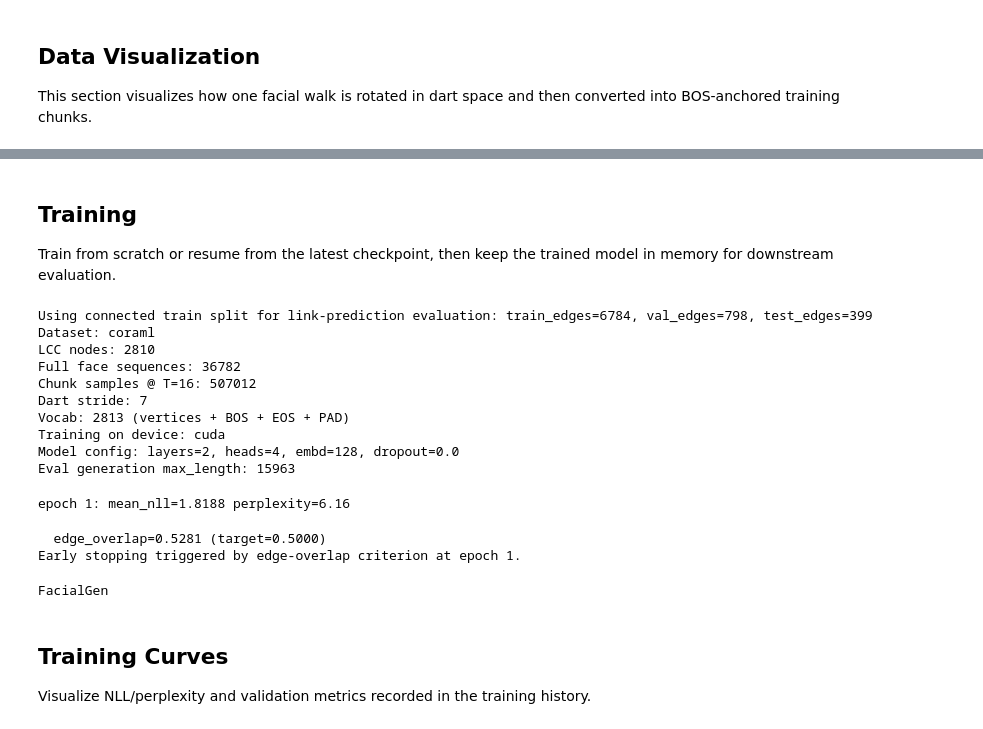
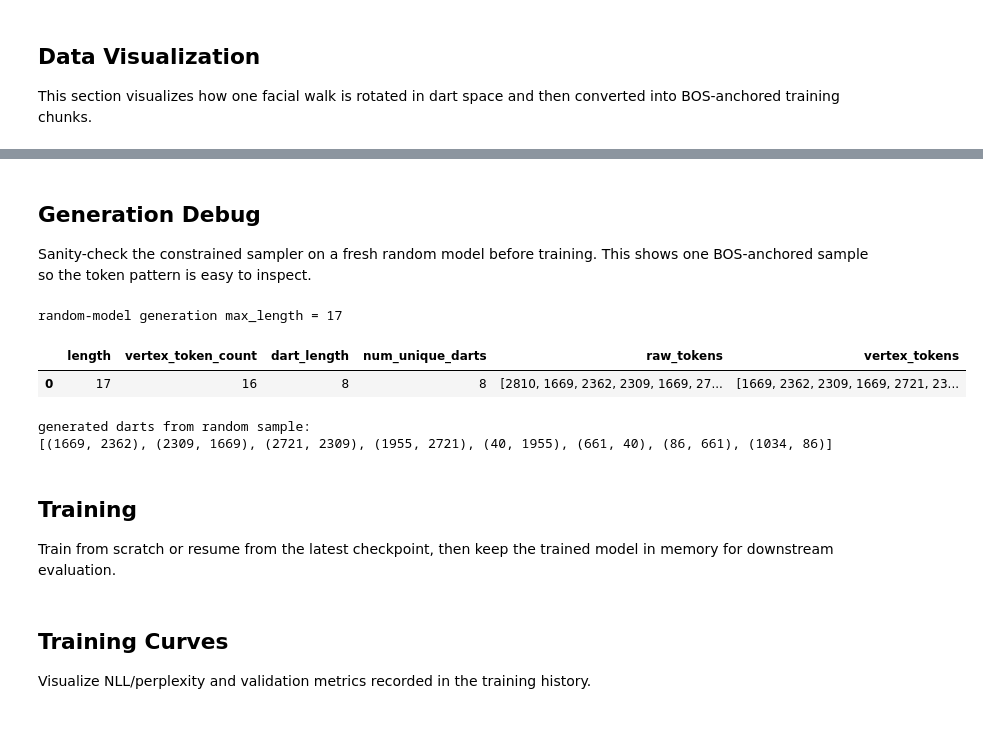
Before and after one commit to rbmuk/facialgen, a Jupyter notebook: coraml_experiment.ipynb, the cells around one changed output, grey strips where cells are left out. Cells and saved outputs as stored; diff of their text form; code cells hidden in the pictures.

```diff
--- a/coraml_experiment.ipynb
+++ b/coraml_experiment.ipynb
@@ -367,33 +378,51 @@ Skipping full-epoch dart-length histogram because the dataset has 36,782 faces (
 # %% [markdown]
-## Training
+## Generation Debug
 
-Train from scratch or resume from the latest checkpoint, then keep the trained model in memory for downstream evaluation.
+Sanity-check the constrained sampler on a fresh random model before training. This shows one BOS-anchored sample so the token pattern is easy to inspect.
 # %%
-if checkpoint_dir is None:
-    model, eval_info, history = train_model(args)
-else:
-    _, _, _, eval_info = build_training_objects(args)
-    model = FacialGen.from_pretrained(checkpoint_dir)
-    history = []
+random_model = model_preview
+random_model.to(device)
+random_model.eval()
 
-model.to(device)
-print(type(model).__name__)
+random_debug_num_samples = 1
+random_debug_max_length = default_face_generation_max_length(args.vertex_context_size)
+print(f'random-model generation max_length = {random_debug_max_length}')
+
+random_debug_walks = sample_model_walks(
+    random_model,
+    num_samples=random_debug_num_samples,
+    max_length=random_debug_max_length,
+    bos_token_id=int(eval_info_preview['bos_token_id']),
+    device=device,
+    batch_size=1,
+    show_progress=True,
+    progress_desc='random-model debug sampling',
+)
+
+seq = random_debug_walks[0]
+num_nodes = int(eval_info_preview['num_nodes'])
+vertex_tokens = [int(tok) for tok in seq if 0 <= int(tok) < num_nodes]
+darts = [(int(vertex_tokens[i]), int(vertex_tokens[i + 1])) for i in range(0, len(vertex_tokens) - (len(vertex_tokens) % 2), 2)]
+
+summary = pd.DataFrame([{
+    'length': int(len(seq)),
+    'vertex_token_count': int(len(vertex_tokens)),
+    'dart_length': int(len(darts)),
+    'num_unique_darts': int(len(set(darts))),
+    'raw_tokens': seq,
+    'vertex_tokens': vertex_tokens,
+}])
+display(summary)
+
+print('generated darts from random sample:')
+print(darts)
 # %% [output]
-Using connected train split for link-prediction evaluation: train_edges=6784, val_edges=798, test_edges=399
-Dataset: coraml
-LCC nodes: 2810
-Full face sequences: 36782
-Chunk samples @ T=16: 507012
-Dart stride: 7
-Vocab: 2813 (vertices + BOS + EOS + PAD)
-Training on device: cuda
-Model config: layers=2, heads=4, embd=128, dropout=0.0
-Eval generation max_length: 15963
+random-model generation max_length = 17
+|  | length | vertex_token_count | dart_length | num_unique_darts | raw_tokens | vertex_tokens |
+| 0 | 17 | 16 | 8 | 8 | [2810, 1669, 2362, 2309, 1669, 27... | [1669, 2362, 2309, 1669, 2721, 23... |
-epoch 1: mean_nll=1.8188 perplexity=6.16
+generated darts from random sample:
+[(1669, 2362), (2309, 1669), (2721, 2309), (1955, 2721), (40, 1955), (661, 40), (86, 661), (1034, 86)]
-  edge_overlap=0.5281 (target=0.5000)
-Early stopping triggered by edge-overlap criterion at epoch 1.
-FacialGen
-# %% [markdown]
-## Training Curves
-
-Visualize NLL/perplexity and validation metrics recorded in the training history.
+# %% [markdown]
+## Training
+
+Train from scratch or resume from the latest checkpoint, then keep the trained model in memory for downstream evaluation.
@@ -400,3 +439,7 @@ Visualize NLL/perplexity and validation metrics recorded in the training history
+# %% [markdown]
+## Training Curves
+
+Visualize NLL/perplexity and validation metrics recorded in the training history.
 # %%
 history_df = pd.DataFrame(history)
 display(history_df)
```
Also changed, not shown: parts of 15 cells of this notebook, 3 other files.
